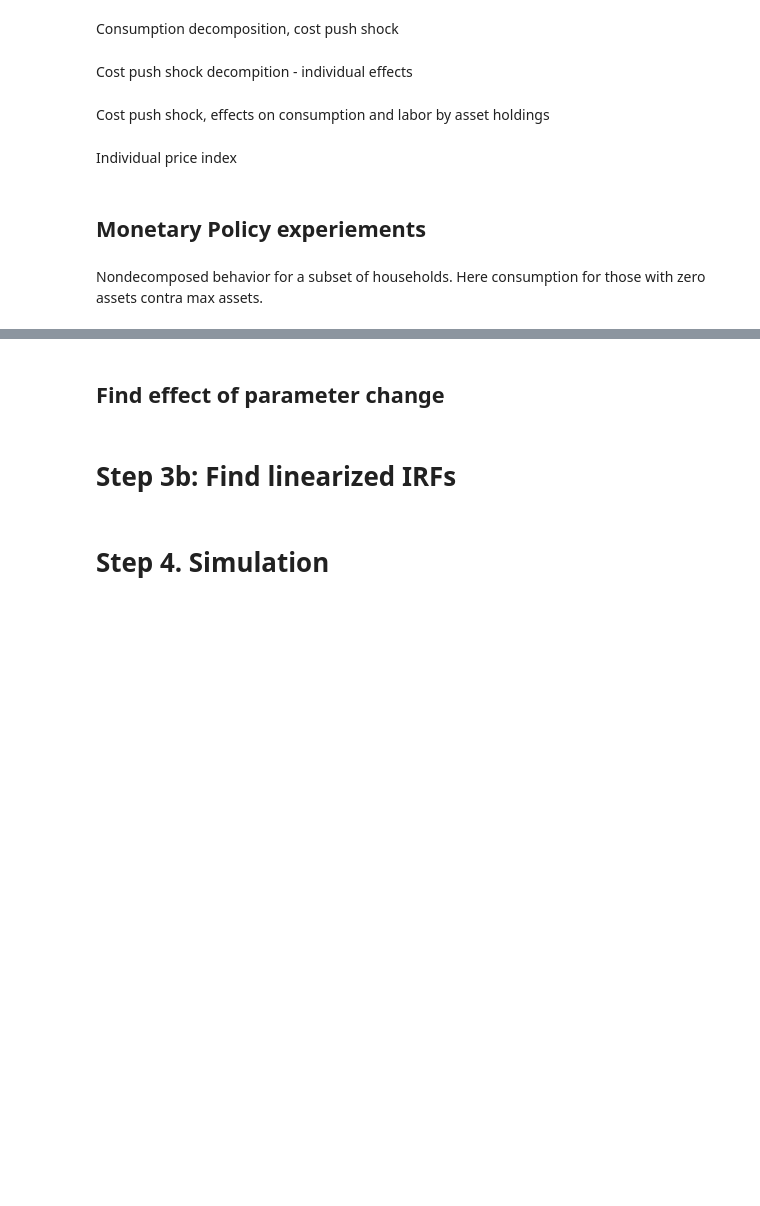
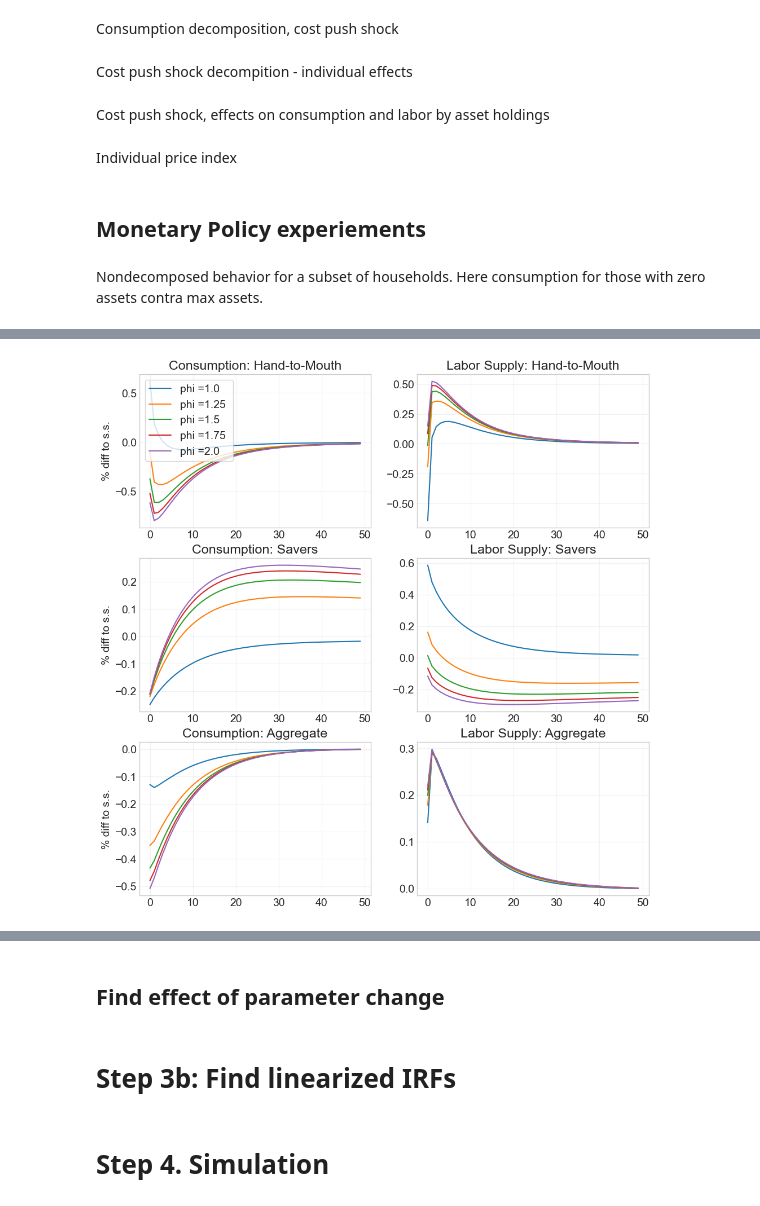
Before and after one commit to signehm0812/hank-speciale, a Jupyter notebook: two_sectors_subsistence/two_sector/HANK.ipynb, the cells around one changed output, grey strips where cells are left out. Saved outputs shown, nothing was run; the diff lists cells and outputs as text; code cells hidden in the pictures; blank space fills up the shorter version.

```diff
--- a/two_sectors_subsistence/two_sector/HANK.ipynb
+++ b/two_sectors_subsistence/two_sector/HANK.ipynb
@@ -1491,0 +1443,53 @@ baseline_consumption_drop_rich_five = (path_alt_rich_five.C_hh[0,:50]-path_alt_r
+# %%
+fig = plt.figure(figsize=(3*6,3*4),dpi=100)
+
+ax = fig.add_subplot(3,3,1)
+ax.set_title('Consumption: Hand-to-Mouth')
+for i,(a,b) in enumerate(zip(os_path_alt_poor_list,os_path_alt_poor_ss_list)):
+    ax.plot((a.C_hh[0,:50]-b.C_hh[0,:50])/b.C_hh[0,:50]*100,label=f'phi ={1+i/4} ')
+ax.set_ylabel('% diff to s.s.')
+ax.legend(frameon=True)
+
+ax = fig.add_subplot(3,3,2)
+ax.set_title('Labor Supply: Hand-to-Mouth')
+for i,(a,b) in enumerate(zip(os_path_alt_poor_list,os_path_alt_poor_ss_list)):
+    ax.plot((a.ELL_hh[0,:50]-b.ELL_hh[0,:50])/b.ELL_hh[0,:50]*100)
+
+#ax = fig.add_subplot(3,3,3)
+#ax.set_title('Individual price index: Hand-to-Mouth')
+#for i,(a,b) in enumerate(zip(os_path_alt_poor_list,os_path_alt_poor_ss_list)):
+#    ax.plot((a.P_hh[0,:50]-b.P_hh[0,:50])/b.P_hh[0,:50]*100)
+
+ax = fig.add_subplot(3,3,4)
+ax.set_title('Consumption: Savers')
+for i,(a,b) in enumerate(zip(os_path_alt_rich_list,os_path_alt_rich_ss_list)):
+    ax.plot((a.C_hh[0,:50]-b.C_hh[0,:50])/b.C_hh[0,:50]*100,label=f'phi ={1+i/4} ')
+ax.set_ylabel('% diff to s.s.')
+
+ax = fig.add_subplot(3,3,5)
+ax.set_title('Labor Supply: Savers')
+for i,(a,b) in enumerate(zip(os_path_alt_rich_list,os_path_alt_rich_ss_list)):
+    ax.plot((a.ELL_hh[0,:50]-b.ELL_hh[0,:50])/b.ELL_hh[0,:50]*100)
+
+#ax = fig.add_subplot(3,3,6)
+#ax.set_title('Individual price index: Savers')
+#for i,(a,b) in enumerate(zip(os_path_alt_rich_list,os_path_alt_rich_ss_list)):
+#    ax.plot((a.P_hh[0,:50]-b.P_hh[0,:50])/b.P_hh[0,:50]*100)
+
+ax = fig.add_subplot(3,3,7)
+ax.set_title('Consumption: Aggregate')
+for i,(a,b) in enumerate(zip(os_path_alt_avg_list,os_path_alt_avg_ss_list)):
+    ax.plot((a.C_hh[0,:50]-b.C_hh[0,:50])/b.C_hh[0,:50]*100,label=f'phi ={1+i/4} ')
+ax.set_ylabel('% diff to s.s.')
+
+ax = fig.add_subplot(3,3,8)
+ax.set_title('Labor Supply: Aggregate')
+for i,(a,b) in enumerate(zip(os_path_alt_avg_list,os_path_alt_avg_ss_list)):
+    ax.plot((a.ELL_hh[0,:50]-b.ELL_hh[0,:50])/b.ELL_hh[0,:50]*100)
+
+#ax = fig.add_subplot(3,3,9)
+#ax.set_title('Individual price index: Aggregate')
+#for i,(a,b) in enumerate(zip(os_path_alt_avg_list,os_path_alt_avg_ss_list)):
+#    ax.plot((a.P_hh[0,:50]-b.P_hh[0,:50])/b.P_hh[0,:50]*100)
+# %% [output]
+[figure, added]
```
Also changed, not shown: parts of 27 cells of this notebook, 5 other files.
